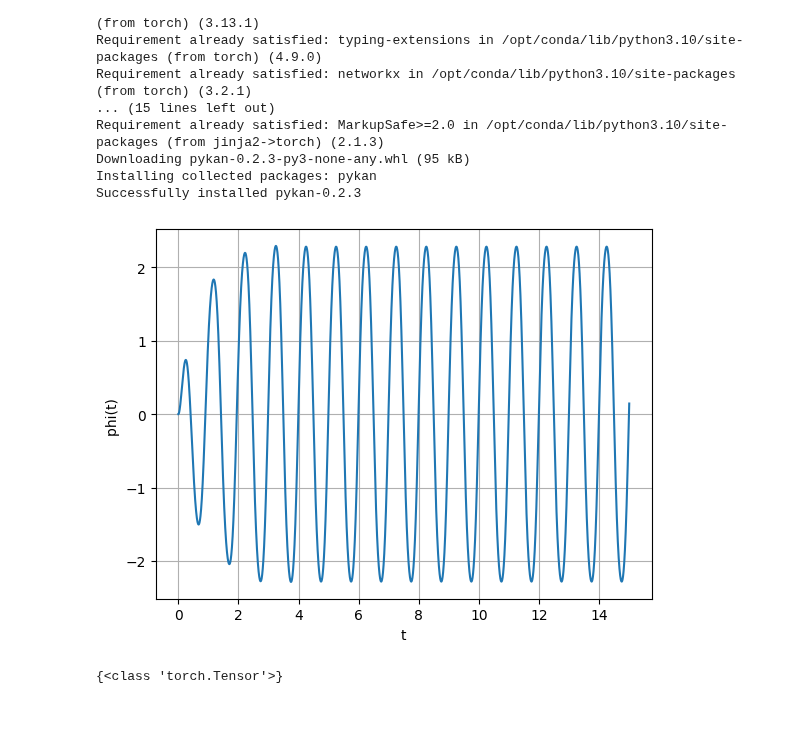
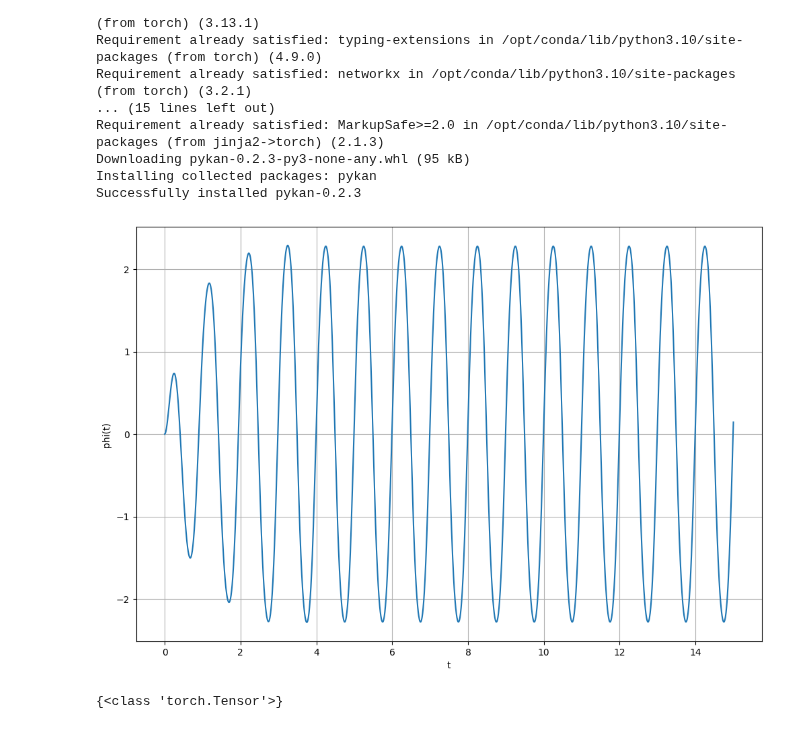
Before and after one commit to Brandon-Ism/Physics-Equations-PINNs, a Jupyter notebook: notebooks/KAN_Driven_Damped_Pendulum_gamma_0_8.ipynb, the cells around one changed output. Cells and saved outputs as stored; diff of their text form; code cells hidden in the pictures.

```diff
--- a/notebooks/KAN_Driven_Damped_Pendulum_gamma_0_8.ipynb
+++ b/notebooks/KAN_Driven_Damped_Pendulum_gamma_0_8.ipynb
@@ -63,33 +63,29 @@ def helper(t, theta):
 #   dydt = [omega_dot, -lambda_ * omega_dot - omega**2 * np.sin(theta) + gamma * np.cos(Omega * t)]
  #   return dydt
 
-
-
 # Initial conditions
-y0 = [0, 0]
+initial_conditions = [0, 0]
 start_val = 0
 end_val = 15
 
-initial_conditions = [0, 0]
+# Time points
+t = np.linspace(start_val, end_val, 3000)
 
-# Time points
-t = np.linspace(start_val, end_val, 15000)
-
-
+# Solve the differential equation using solve_ivp
 sol = solve_ivp(helper, [start_val, end_val], initial_conditions, t_eval=t, method='LSODA', rtol=1e-6, atol=1e-8)
 
 # Solve the differential equation using solve_ivp
 # sol = solve_ivp(driven_damped_pendulum, [t[0], t[-1]], y0, args=(omega_val, lambda_val, gamma_val, Omega_val), t_eval=t, method='LSODA', rtol=1e-6, atol=1e-8)
 # %%
+plt.figure(figsize=(12, 8))
 plt.plot(sol.t, sol.y[0], label='Numerical Solution')
-
 plt.xlabel('t')
 plt.ylabel('phi(t) ')
 plt.grid(True)
-#plt.legend(loc='center left', bbox_to_anchor=(1, 0.5))
+plt.savefig('numerical_only.png')
 plt.show()
 # %% [output]
-[figure, old version]
+[figure, new version]
 # %%
 # Save ODE solver results to CSV
 ode_df = pd.DataFrame({'t': sol.t, 'theta': sol.y[0], 'omega_dot': sol.y[1]})
```
Also changed, not shown: parts of 10 cells of this notebook.
